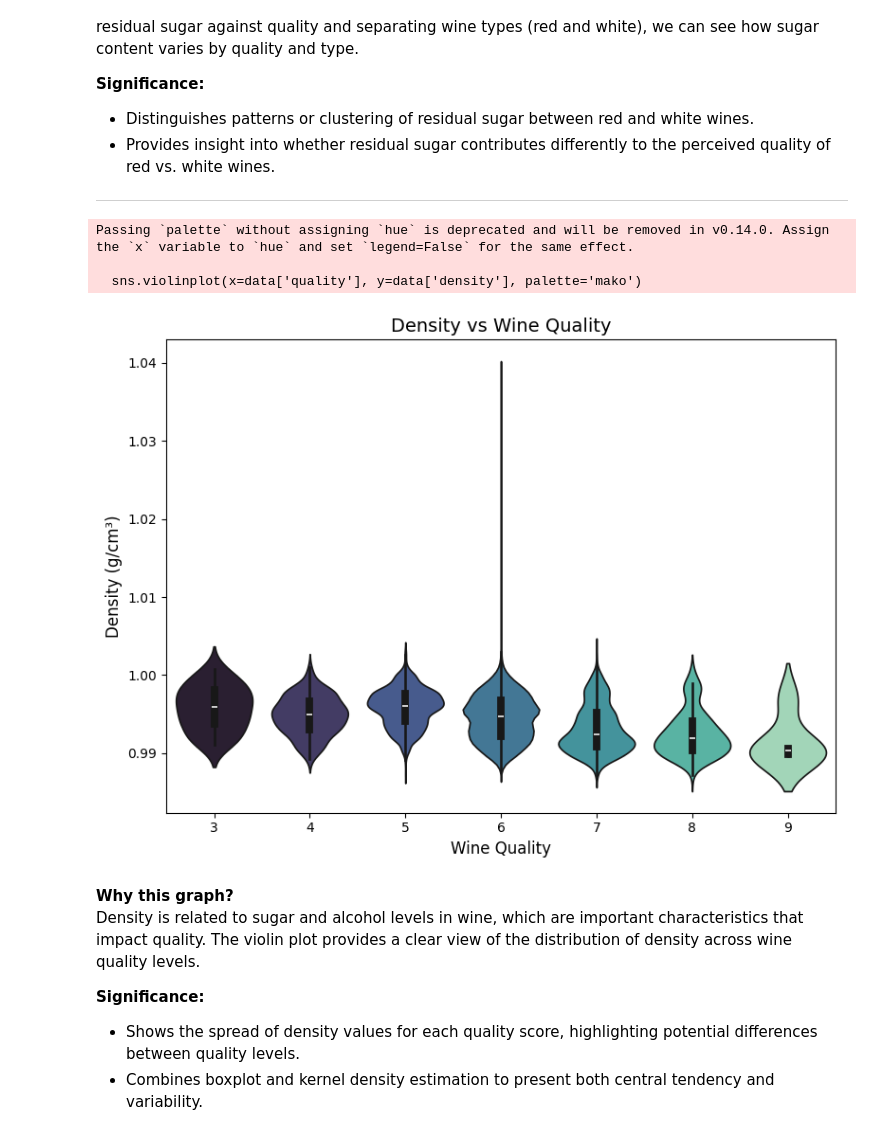
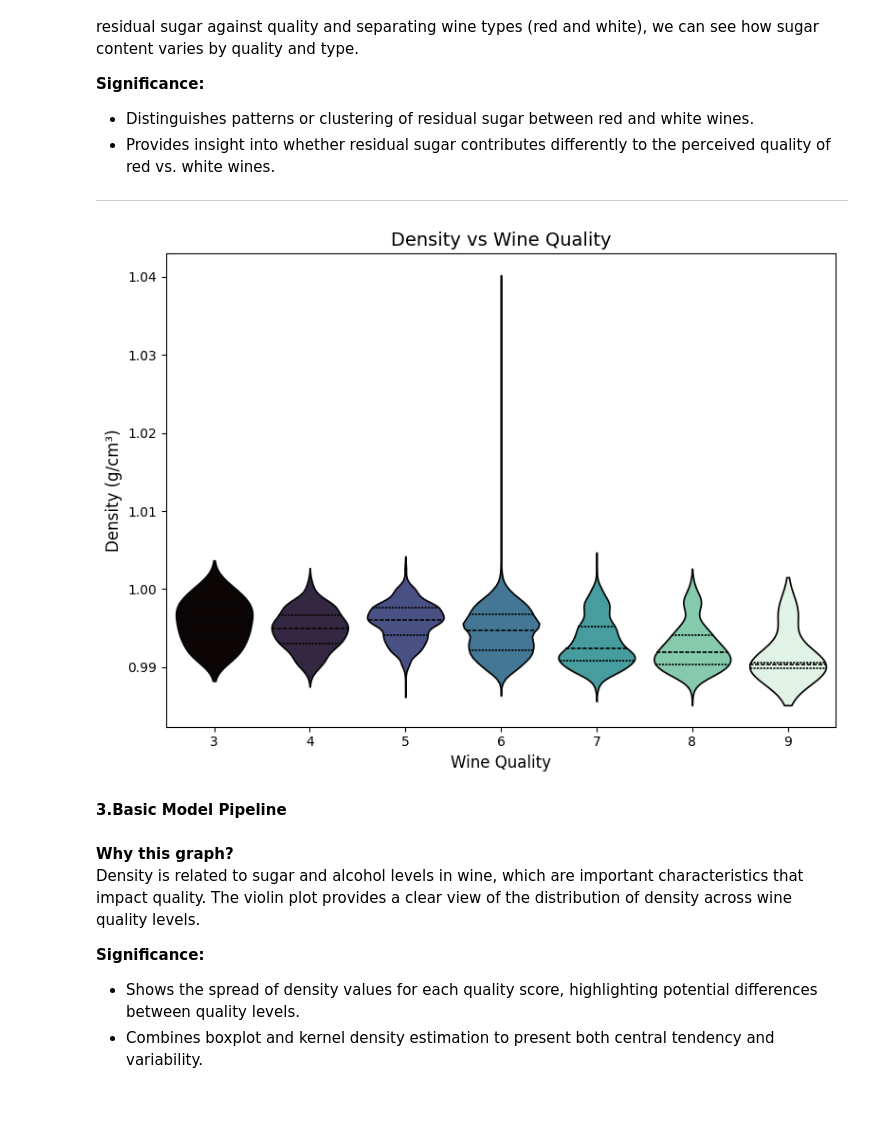
Before and after one commit to amitkarol/TDS-WineQualityPrediction, a Jupyter notebook: part1.ipynb, the cells around one changed output. Cells and saved outputs as stored; diff of their text form; code cells hidden in the pictures; blank space fills up the shorter version.

```diff
--- a/part1.ipynb
+++ b/part1.ipynb
@@ -130,19 +140,26 @@ Residual sugar can significantly influence the taste of wine, particularly for s
 # %%
 # Visualization 5: Density vs Quality using Violin Plot
 plt.figure(figsize=(8, 6))
-sns.violinplot(x=data['quality'], y=data['density'], palette='mako')
+sns.violinplot(
+    x=data['quality'],
+    y=data['density'],
+    hue=data['quality'],  # Assign the `x` variable to `hue` for proper color mapping
+    palette='mako',
+    inner='quartile',
+    dodge=False  # Prevents splitting the violins by hue
+)
 plt.title('Density vs Wine Quality', fontsize=14)
 plt.xlabel('Wine Quality', fontsize=12)
 plt.ylabel('Density (g/cm³)', fontsize=12)
 plt.xticks(fontsize=10)
 plt.yticks(fontsize=10)
+plt.legend([],[], frameon=False)  # Optionally hide legend if unnecessary
 plt.tight_layout()
 plt.show()
 # %% [output]
-Passing `palette` without assigning `hue` is deprecated and will be removed in v0.14.0. Assign the `x` variable to `hue` and set `legend=False` for the same effect.
-
-  sns.violinplot(x=data['quality'], y=data['density'], palette='mako')
-[figure, old version]
+[figure, new version]
+# %% [markdown]
+**3.Basic Model Pipeline**
 # %% [markdown]
 **Why this graph?**
 Density is related to sugar and alcohol levels in wine, which are important characteristics that impact quality. The violin plot provides a clear view of the distribution of density across wine quality levels.
```
Also changed, not shown: parts of 5 cells of this notebook.
